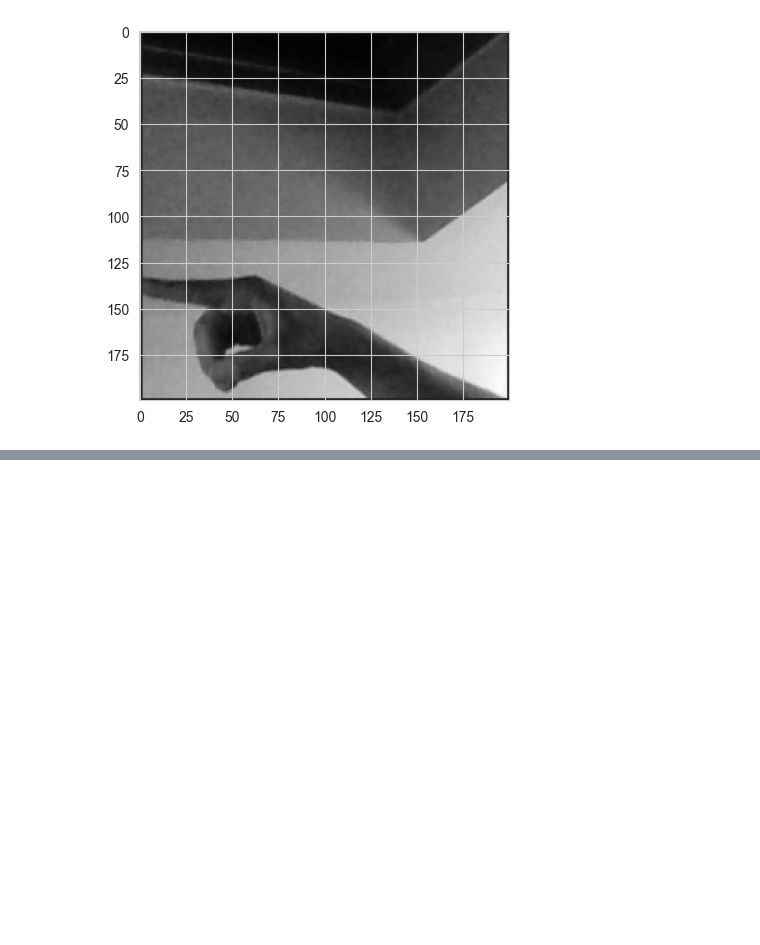
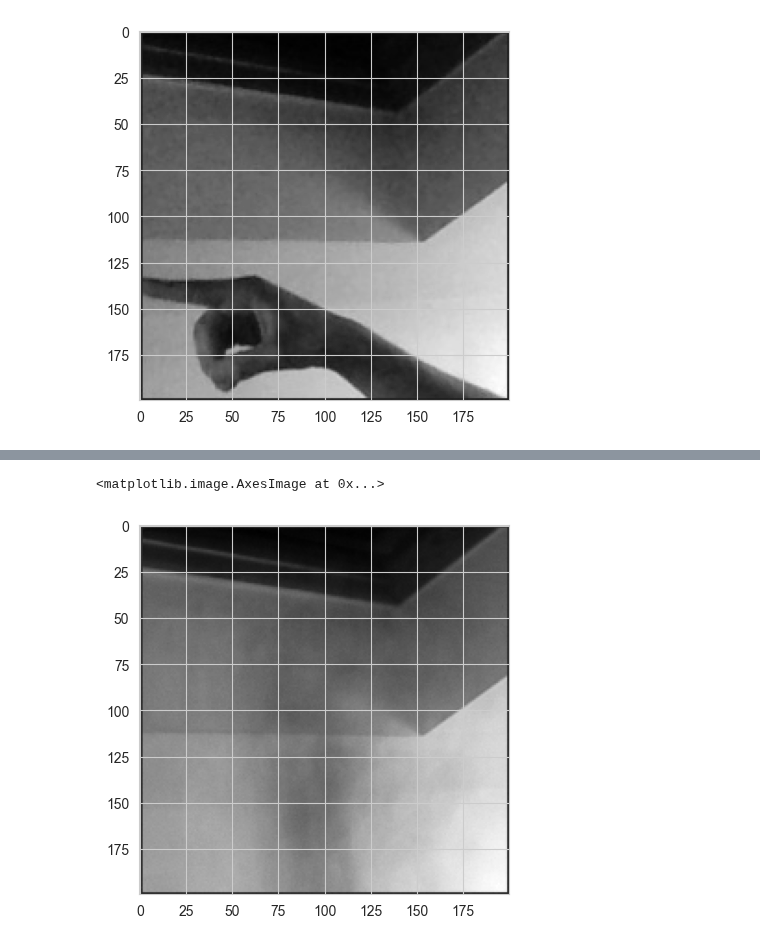
Before and after one commit to teostereciu/mlp, a Jupyter notebook: notebooks/baseline.ipynb, the cells around one changed output, grey strips where cells are left out. Drawn from its saved outputs; the diff is of its cells as text; code cells hidden in the pictures; blank space fills up the shorter version.

```diff
--- a/notebooks/baseline.ipynb
+++ b/notebooks/baseline.ipynb
@@ -294,0 +297,6 @@ plt.imshow(X_train_encoded[5].reshape((8,8)), cmap='gray')
+# %%
+decoder = Sequential(autoencoder.layers[4:8])
+X_train_decoded = decoder.predict(X_train_encoded)
+
+plt.imshow(X_train_decoded[5].reshape((200,200)), cmap='gray')
+# %% [output]
@@ -294,0 +304,2 @@ plt.imshow(X_train_encoded[5].reshape((8,8)), cmap='gray')
+<matplotlib.image.AxesImage at 0x...>
+[figure, added]
```
Also changed, not shown: parts of 8 cells of this notebook.
